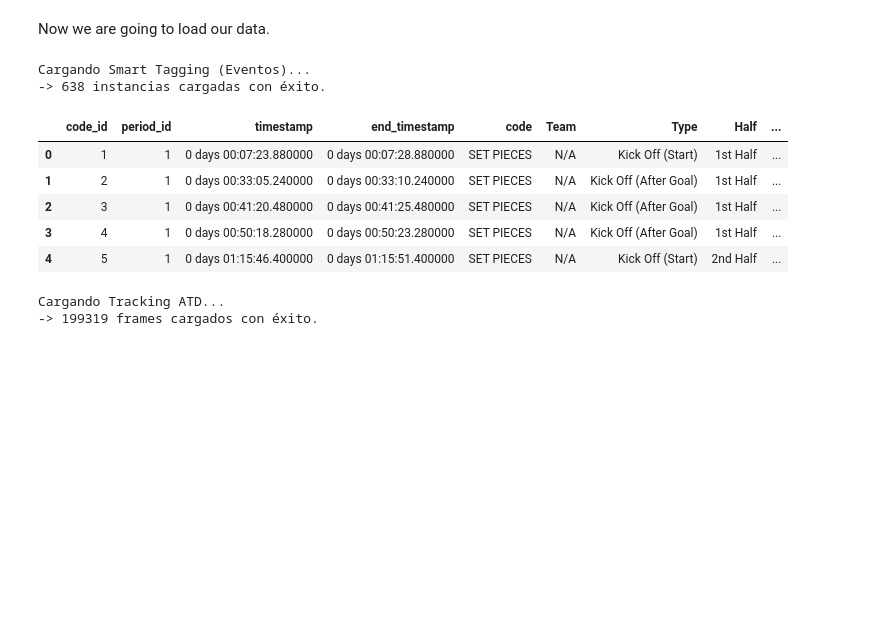
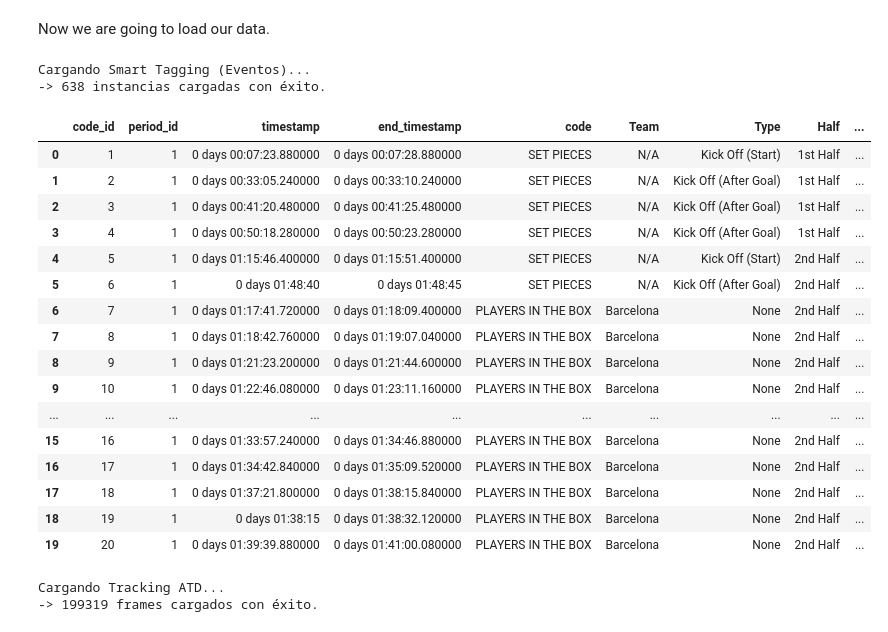
Before and after one commit to nerirulu/more-than-a-hack-2027, a Jupyter notebook: code/1. EDA.ipynb, the cells around one changed output. Saved outputs shown, nothing was run; the diff lists cells and outputs as text; code cells hidden in the pictures; blank space fills up the shorter version.

```diff
--- a/code/1. EDA.ipynb
+++ b/code/1. EDA.ipynb
@@ -52,20 +52,31 @@ Now we are going to load our data.
 # %%
 # Load Tagging
 sys.path.insert(0, os.path.abspath('..'))
 print("Cargando Smart Tagging (Eventos)...")
 path = games.asset_paths()['smart_tagging']
 events_df = sportscode.load(path).to_df()
 print(f"-> {len(events_df)} instancias cargadas con éxito.")
-display(events_df.head())
+display(events_df.head(20))
 # %% [output]
 Cargando Smart Tagging (Eventos)...
 -> 638 instancias cargadas con éxito.
 |  | code_id | period_id | timestamp | end_timestamp | code | Team | Type | Half | ... |
 | 0 | 1 | 1 | 0 days 00:07:23.880000 | 0 days 00:07:28.880000 | SET PIECES | N/A | Kick Off (Start) | 1st Half | ... |
 | 1 | 2 | 1 | 0 days 00:33:05.240000 | 0 days 00:33:10.240000 | SET PIECES | N/A | Kick Off (After Goal) | 1st Half | ... |
 | 2 | 3 | 1 | 0 days 00:41:20.480000 | 0 days 00:41:25.480000 | SET PIECES | N/A | Kick Off (After Goal) | 1st Half | ... |
 | 3 | 4 | 1 | 0 days 00:50:18.280000 | 0 days 00:50:23.280000 | SET PIECES | N/A | Kick Off (After Goal) | 1st Half | ... |
 | 4 | 5 | 1 | 0 days 01:15:46.400000 | 0 days 01:15:51.400000 | SET PIECES | N/A | Kick Off (Start) | 2nd Half | ... |
+| 5 | 6 | 1 | 0 days 01:48:40 | 0 days 01:48:45 | SET PIECES | N/A | Kick Off (After Goal) | 2nd Half | ... |
+| 6 | 7 | 1 | 0 days 01:17:41.720000 | 0 days 01:18:09.400000 | PLAYERS IN THE BOX | Barcelona | None | 2nd Half | ... |
+| 7 | 8 | 1 | 0 days 01:18:42.760000 | 0 days 01:19:07.040000 | PLAYERS IN THE BOX | Barcelona | None | 2nd Half | ... |
+| 8 | 9 | 1 | 0 days 01:21:23.200000 | 0 days 01:21:44.600000 | PLAYERS IN THE BOX | Barcelona | None | 2nd Half | ... |
+| 9 | 10 | 1 | 0 days 01:22:46.080000 | 0 days 01:23:11.160000 | PLAYERS IN THE BOX | Barcelona | None | 2nd Half | ... |
+| ... | ... | ... | ... | ... | ... | ... | ... | ... | ... |
+| 15 | 16 | 1 | 0 days 01:33:57.240000 | 0 days 01:34:46.880000 | PLAYERS IN THE BOX | Barcelona | None | 2nd Half | ... |
+| 16 | 17 | 1 | 0 days 01:34:42.840000 | 0 days 01:35:09.520000 | PLAYERS IN THE BOX | Barcelona | None | 2nd Half | ... |
+| 17 | 18 | 1 | 0 days 01:37:21.800000 | 0 days 01:38:15.840000 | PLAYERS IN THE BOX | Barcelona | None | 2nd Half | ... |
+| 18 | 19 | 1 | 0 days 01:38:15 | 0 days 01:38:32.120000 | PLAYERS IN THE BOX | Barcelona | None | 2nd Half | ... |
+| 19 | 20 | 1 | 0 days 01:39:39.880000 | 0 days 01:41:00.080000 | PLAYERS IN THE BOX | Barcelona | None | 2nd Half | ... |
 # %%
 # Load ATD
 sys.path.insert(0, os.path.abspath('..'))
```
Also changed, not shown: parts of 25 cells of this notebook.
